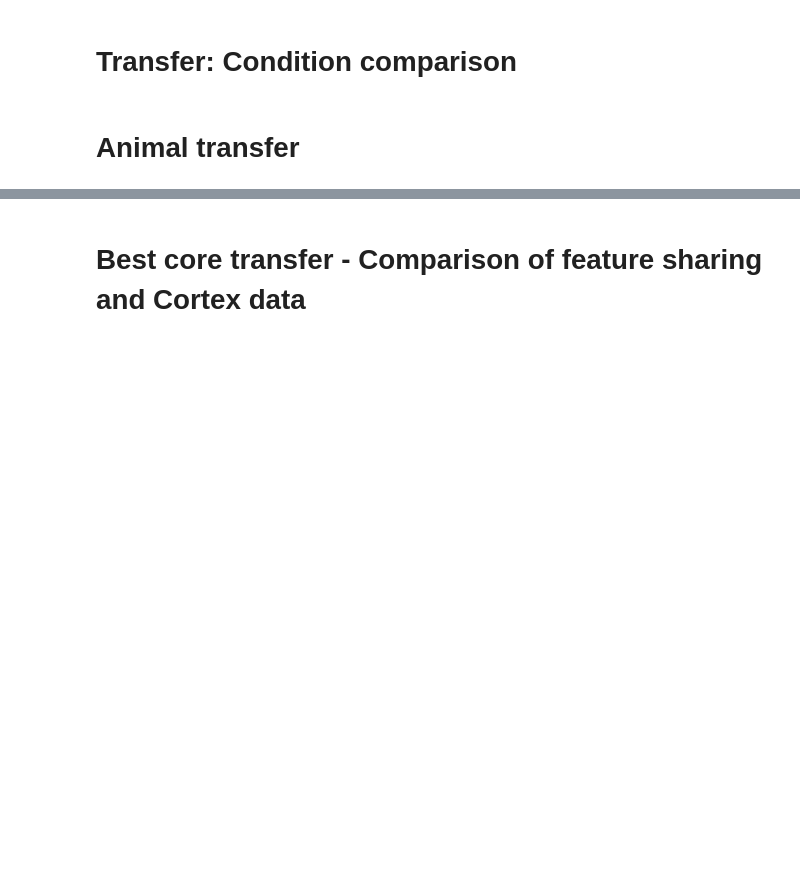
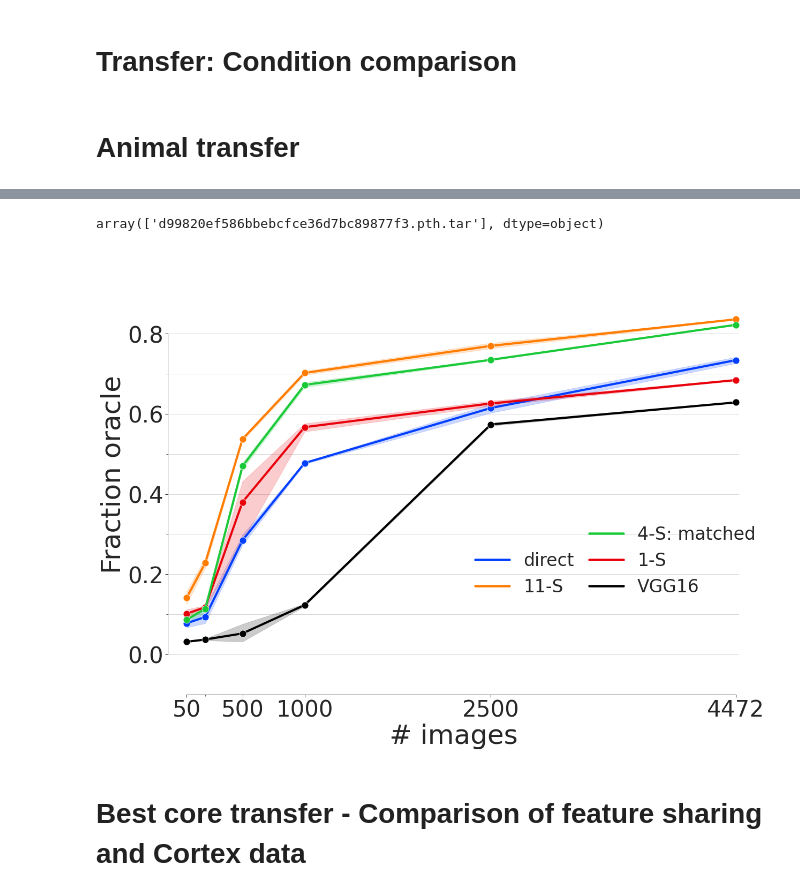
Before and after one commit to sinzlab/nnsysident, a Jupyter notebook: notebooks/Plots_real.ipynb, the cells around one changed output, grey strips where cells are left out. Saved outputs shown, nothing was run; the diff lists cells and outputs as text; code cells hidden in the pictures; blank space fills up the shorter version.

```diff
--- a/notebooks/Plots_real.ipynb
+++ b/notebooks/Plots_real.ipynb
@@ -138,8 +138,8 @@ for experiment_name, name in zip(experiment_names, names):
     data = pd.concat([data, data_])
 
 # Filter out relevant data
-data = pd.concat([data, data['dataset_config'].apply(pd.Series)], axis = 1).drop('dataset_config', axis = 1)
-data = pd.concat([data, data['model_config'].apply(pd.Series)], axis = 1).drop('model_config', axis = 1)
+data = pd.concat([data, data['dataset_config'].apply(pd.Series)], axis = 1)#.drop('dataset_config', axis = 1)
+data = pd.concat([data, data['model_config'].apply(pd.Series)], axis = 1)#.drop('model_config', axis = 1)
 
 # Filter out best performing models over model seeds
 data = data.sort_values('score', ascending=False).drop_duplicates(['Readout',
@@ -381,3 +405,11 @@ data = data.rename(columns = {'neuron_n': '# neurons', 'image_n': "# images"})
+# %%
+(TrainedModel.ModelStorage &
+'dataset_hash = "{}"'.format(t_config['t_dataset_hash']) &
+'model_hash = "{}"'.format(t_config['t_model_hash']) &
+'trainer_hash = "{}"'.format(t_config['t_trainer_hash']) &
+'seed = 3').fetch('model_state')
+# %% [output]
+array(['d99820ef586bbebcfce36d7bc89877f3.pth.tar'], dtype=object)
 # %%
 title = 'animal transfer'
 
@@ -446,6 +478,70 @@ with sns.plotting_context('paper', rc=paper_rc, font_scale=4.), sns.axes_style('
     name = title.title().replace(" ", "").replace(",", "-")
     g.fig.tight_layout()
     #g.fig.savefig('figures/' + name + '.pdf', dpi=150,  bbox_inches='tight')
+# %%
+# This is for the lab rotation slides
+
+title = 'animal transfer'
+
+palette = sns.color_palette('bright')[:4]
+palette += [(0., 0., 0.)]
+scoring_measure = "fraction_oracle"
+hues = ['direct',
+        '11-S',
+        '4-S: matched',
+        '1-S',
+        'VGG16']
+
+paper_rc = {'lines.linewidth': 4, 'lines.markersize': 13} #, 'axes.linewidth': 2
+with sns.plotting_context('paper', rc=paper_rc, font_scale=4.), sns.axes_style('ticks'):
+    g = sns.relplot(x="# images",
+                    y=scoring_measure,
+                    hue="transfer_description",
+                    kind="line",
+                    hue_order=hues,
+                    data=data,
+                    marker="o",
+                    height=14,
+                    aspect=.84,
+                    palette=palette,
+                   )
+    ax = g.axes[0, 0]
+    g.axes[0,0].set_ylabel(scoring_measure.replace('_', ' '))
+
+
+    h, l = ax.get_legend_handles_labels()
+    g._legend.remove()
+    leg = g.fig.legend(h, l, ncol=2, frameon=False, bbox_to_anchor=(0.45, 0.25, 0.5, 0.2), fontsize=32, columnspacing=.905)
+
+
+    leg.texts[0].set_text("")
+    g.axes[0,0].lines[2].set_zorder(100)
+
+    for label in leg.texts:
+        label.set_size(33)
+
+    for h in leg.legendHandles[1:]:
+        h.set_linewidth(4.5)
+
+    ax = g.axes[0, 0]
+    ax.set_ylim(-.1, 1)
+    ax.set_xlim(-100, 4500)
+    ax.set_yticks([.1, .2, .3, .4, .5, .6, .7, .8], minor=True)
+    ax.yaxis.grid(which='major')
+    ax.yaxis.grid(which='minor')
+    ax.set_xticks(np.unique(data['# images'])[[0, 2, 3, 4, 5]])
+    ax.set_xticks(np.unique(data['# images']), minor=True)
+    ax.get_xaxis().set_major_formatter(matplotlib.ticker.ScalarFormatter())
+    ax.set_xlabel("# images", fontsize=50)
+    ax.set_ylabel("Fraction oracle", fontsize=50)
+    ax.tick_params(labelsize=42)
+
+    sns.despine(trim=True)
+    name = 'lab_rotation_slide'
+    g.fig.tight_layout()
+    #g.fig.savefig('figures/' + name + '.png', dpi=150,  bbox_inches='tight')
+# %% [output]
+[figure, added]
 # %% [markdown]
 # Best core transfer - Comparison of feature sharing and Cortex data
 # %%
```
Also changed, not shown: parts of 7 cells of this notebook, 5 other files.
